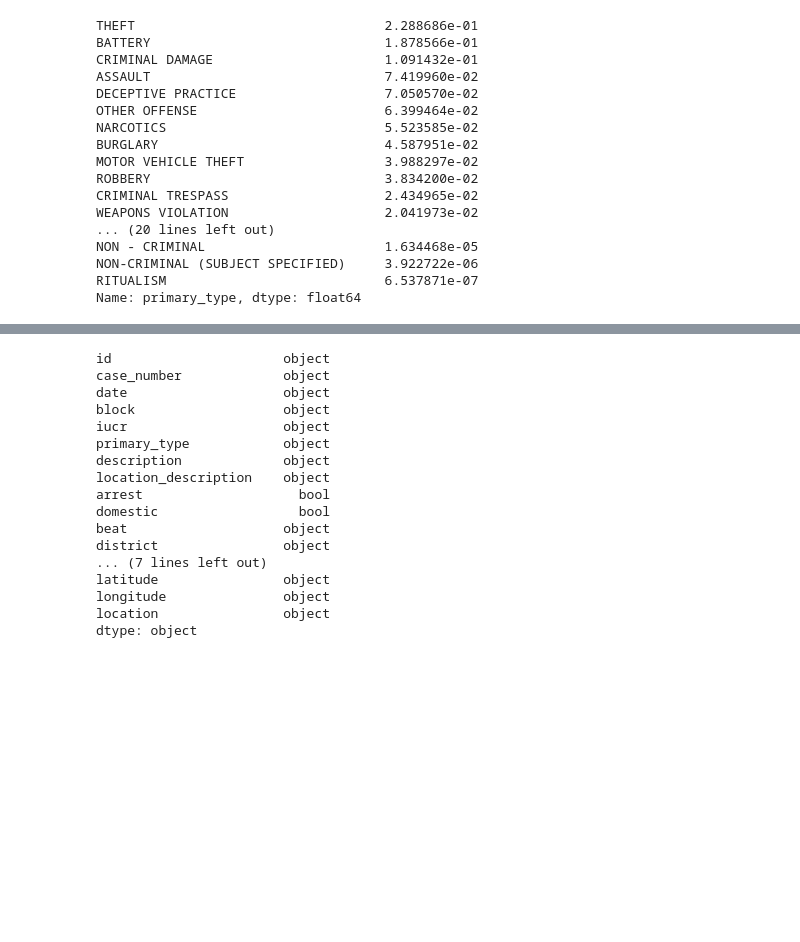
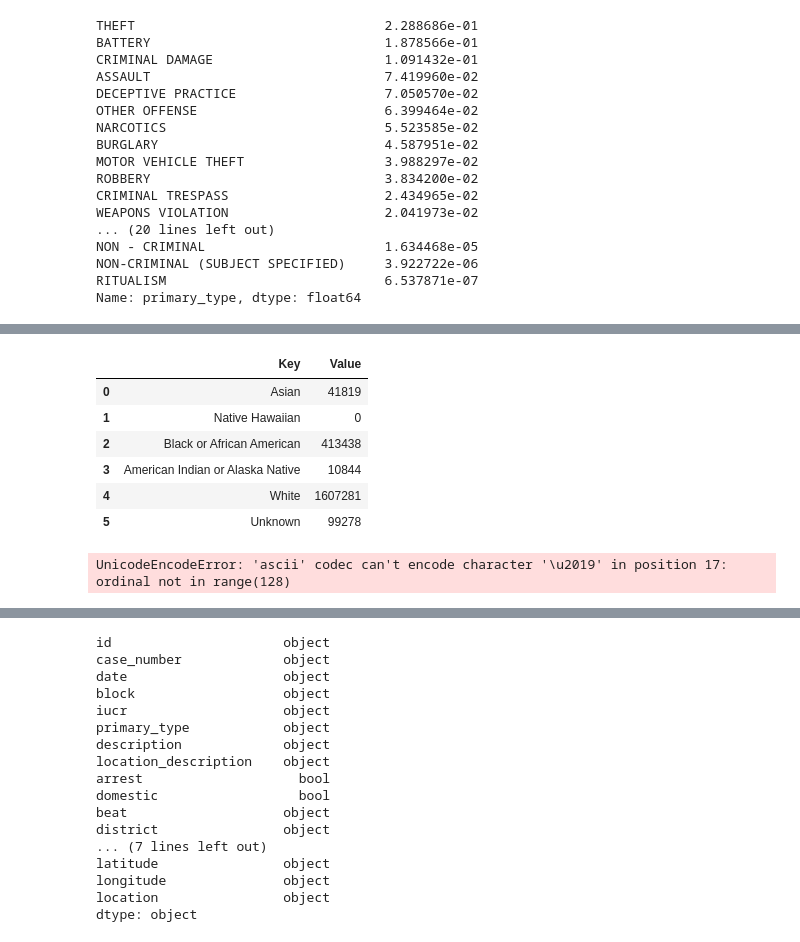
Before and after one commit to annivas/annivas.github.io, a Jupyter notebook: CMSC320 Final Project.ipynb, the cells around one changed output, grey strips where cells are left out. Cells and saved outputs as stored; diff of their text form; code cells hidden in the pictures; blank space fills up the shorter version.

```diff
--- a/CMSC320 Final Project.ipynb
+++ b/CMSC320 Final Project.ipynb
@@ -199,3 +241,19 @@ property_crimes
+# %%
+victim_race = pd.read_csv("https://annivas.github.io/files/victim-race-2015-2019.csv")
+victim_race
+# %% [output]
+|  | Key | Value |
+| 0 | Asian | 41819 |
+| 1 | Native Hawaiian | 0 |
+| 2 | Black or African American | 413438 |
+| 3 | American Indian or Alaska Native | 10844 |
+| 4 | White | 1607281 |
+| 5 | Unknown | 99278 |
+# %%
+victim_offender_relationship = pd.read_csv("https://annivas.github.io/files/victim’s-relationship-to-the-offender-2015-2019.csv", encoding = "ISO-8859-1")
+victim_offender_relationship
+# %% [output]
+UnicodeEncodeError: 'ascii' codec can't encode character '\u2019' in position 17: ordinal not in range(128)
 # %%
 burglary_table = crime_table.loc[crime_table['primary_type']=='BURGLARY']
 burglary_table
```
Also changed, not shown: parts of 5 cells of this notebook, 2 other files.
